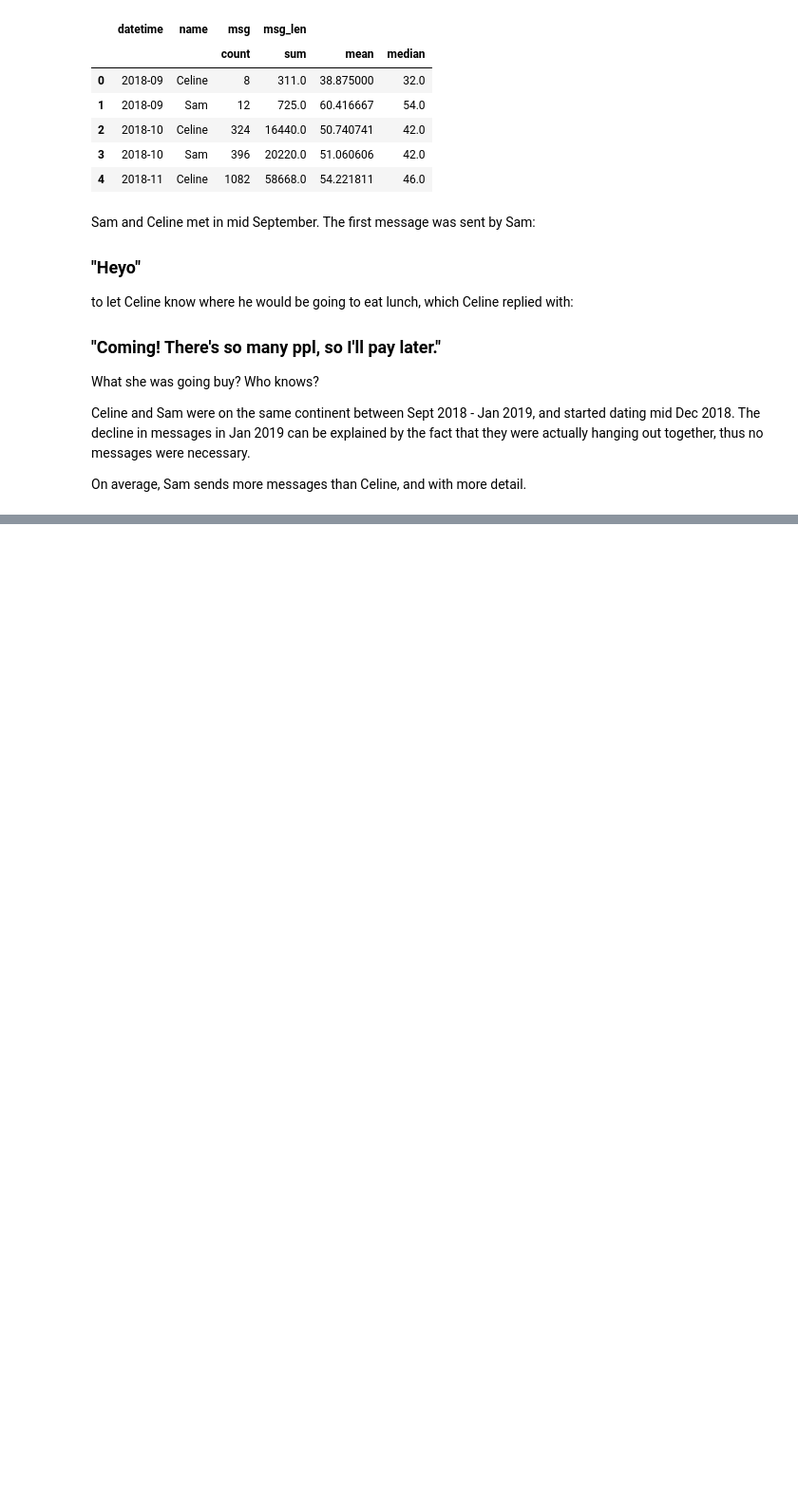
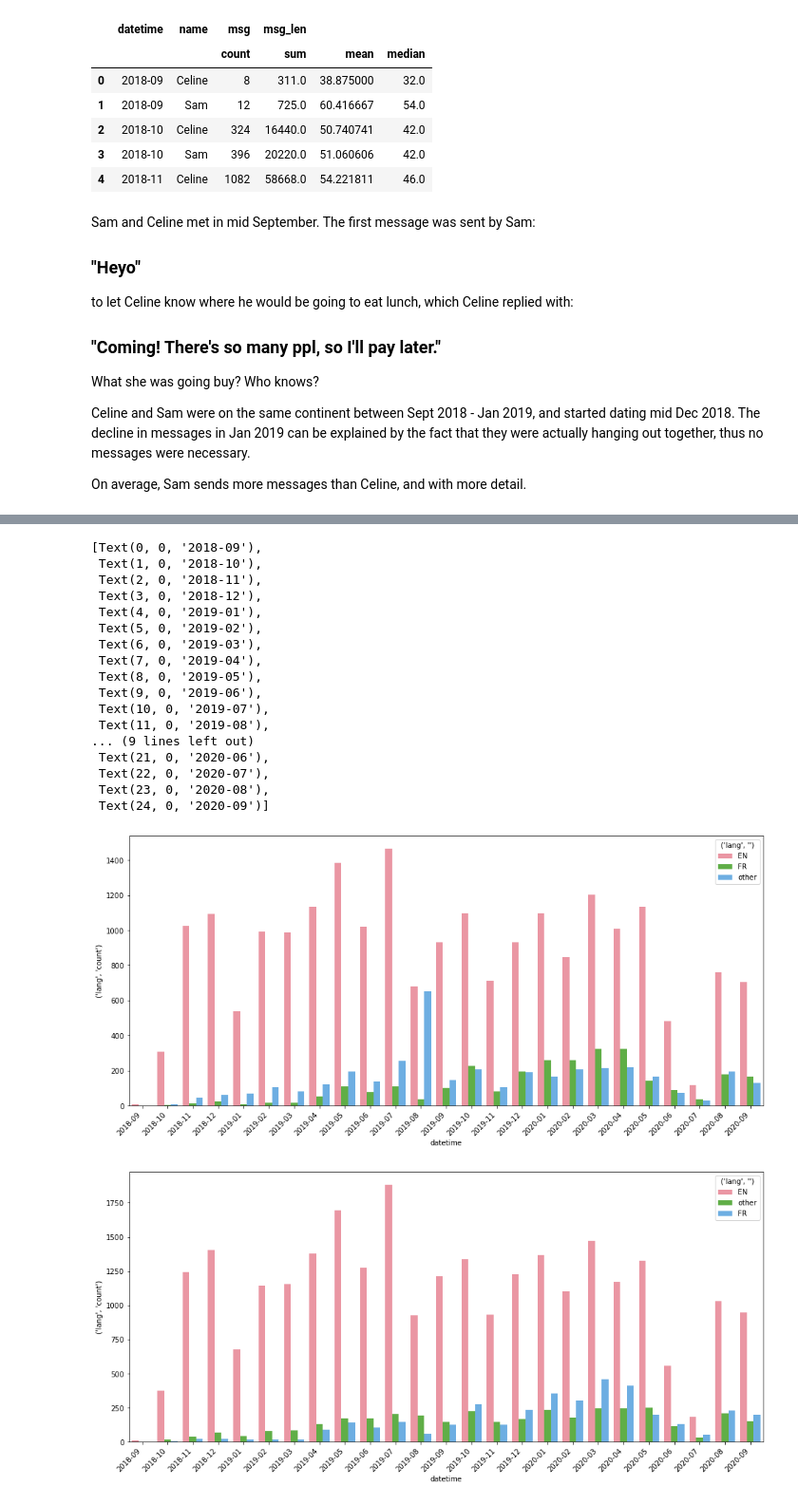
Before and after one commit to celine-y/sams-bday, a Jupyter notebook: chat.ipynb, the cells around one changed output, grey strips where cells are left out. Shown: that part at 95% size. Cells and saved outputs as stored; diff of their text form; code cells hidden in the pictures; blank space fills up the shorter version.

```diff
--- a/chat.ipynb
+++ b/chat.ipynb
@@ -204,0 +234,54 @@ dtype: object
+# %%
+def fr_or_eng(m):
+    if m == MEDIA or m == DELETED:
+        return OTHER
+    try:
+        lang = detect(m)
+        if lang == 'fr':
+            return FR
+        elif lang == 'en':
+            return EN
+        else:
+            return OTHER
+    except:
+        return OTHER
+
+pickle_file = 'df_lang.pkl'
+if os.path.isfile(pickle_file):
+    df_lang = pd.read_pickle(pickle_file)
+else:
+    df_lang = df
+    df_lang['lang'] = df_lang.msg.apply(fr_or_eng)
+df_lang.head()
+# %%
+df_lang_agg = agg_by_month(df_lang, ['name', 'lang'], {'lang': ['count']})
+celine_agg = df_lang_agg[df_lang_agg['name'] == CELINE]
+sam_agg = df_lang_agg[df_lang_agg['name'] == SAM]
+
+plt.figure(figsize=(16,7))
+bplot = sns.barplot(y=('lang', 'count'), hue=('lang', ''), x='datetime', data=celine_agg)
+bplot.set_xticklabels(bplot.get_xticklabels(), rotation=45, horizontalalignment='right')
+
+plt.figure(figsize=(16,7))
+bplot = sns.barplot(y=('lang', 'count'), hue=('lang', ''), x='datetime', data=sam_agg)
+bplot.set_xticklabels(bplot.get_xticklabels(), rotation=45, horizontalalignment='right')
+# %% [output]
+[Text(0, 0, '2018-09'),
+ Text(1, 0, '2018-10'),
+ Text(2, 0, '2018-11'),
+ Text(3, 0, '2018-12'),
+ Text(4, 0, '2019-01'),
+ Text(5, 0, '2019-02'),
+ Text(6, 0, '2019-03'),
+ Text(7, 0, '2019-04'),
+ Text(8, 0, '2019-05'),
+ Text(9, 0, '2019-06'),
+ Text(10, 0, '2019-07'),
+ Text(11, 0, '2019-08'),
+... (9 lines left out)
+ Text(21, 0, '2020-06'),
+ Text(22, 0, '2020-07'),
+ Text(23, 0, '2020-08'),
+ Text(24, 0, '2020-09')]
+[figure, added]
+[figure, added]
```
Also changed, not shown: parts of 15 cells of this notebook.
